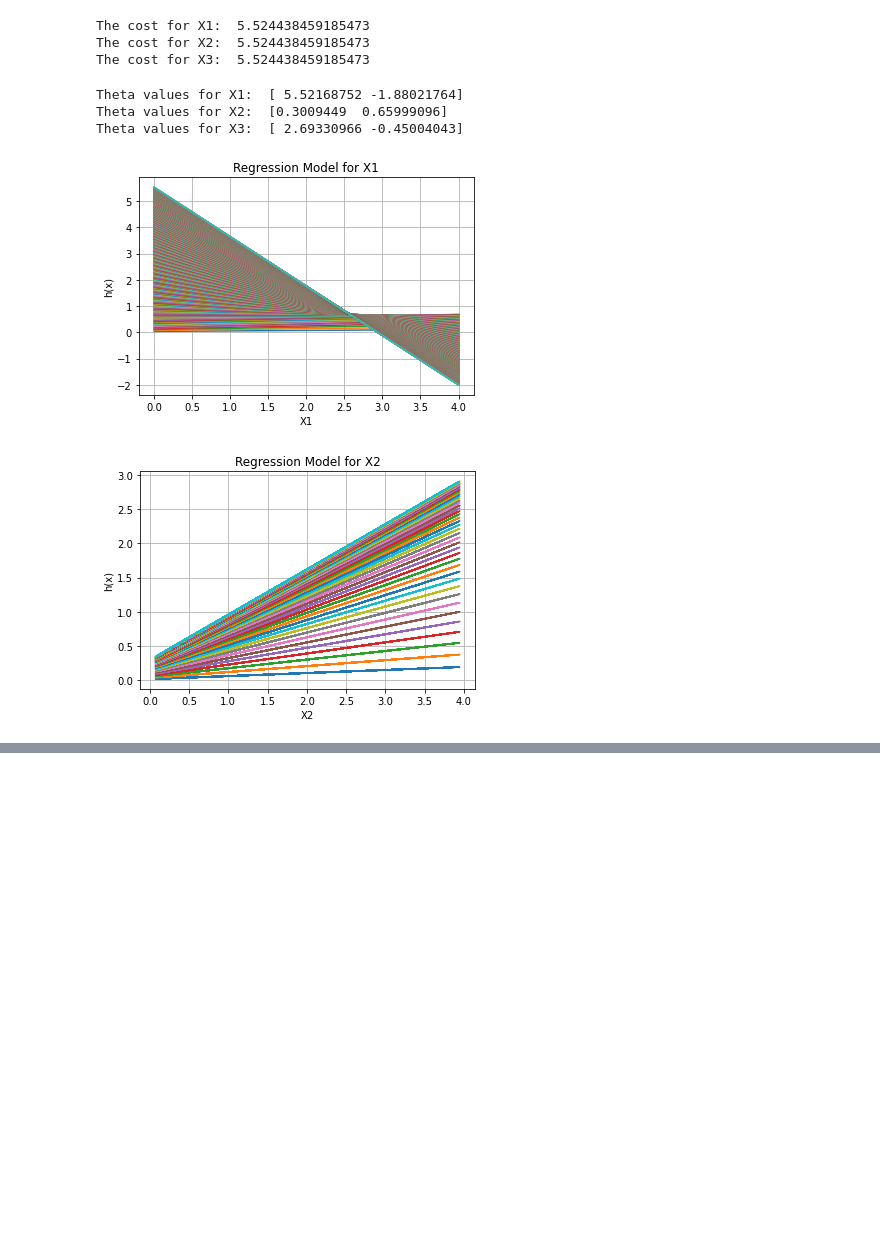
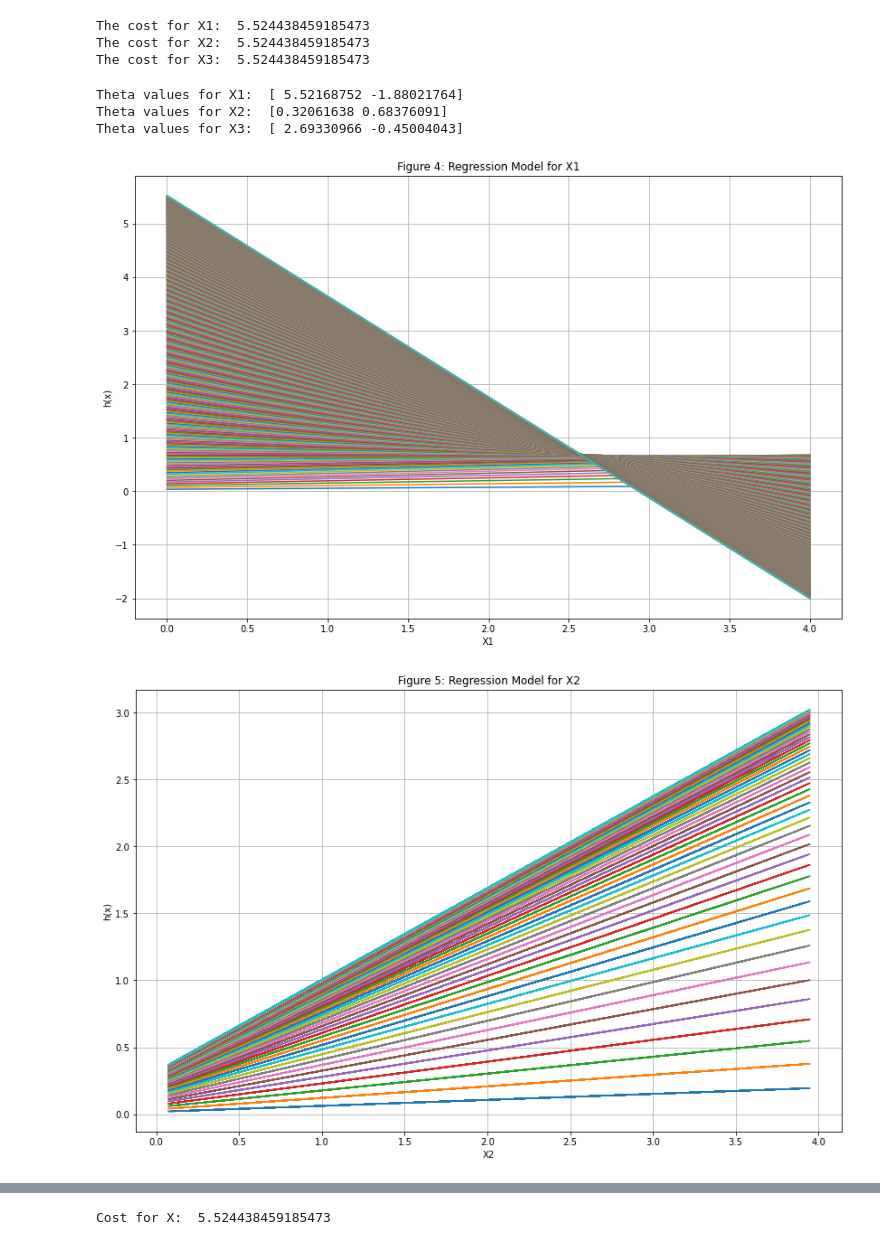
Before and after one commit to gbass2/IntroToML, a Jupyter notebook: Homework 0/assignment1.ipynb, the cells around one changed output, grey strips where cells are left out. Drawn from its saved outputs; the diff is of its cells as text; code cells hidden in the pictures; blank space fills up the shorter version.

```diff
--- a/Homework 0/assignment1.ipynb
+++ b/Homework 0/assignment1.ipynb
@@ -45,23 +44,24 @@ def gradient_descent(X,y,theta,alpha,iterations):
 #Problem 1
 # Plotting the inputs vs output
 plt.figure()
+plt.rcParams['figure.figsize'] = [12, 7]
 plt.scatter(X1, y,  color='blue')
 plt.xlabel("X1")
 plt.ylabel("y")
-plt.title("y vs X1")
+plt.title("Figure 1: y vs X1")
 plt.grid()
 
 plt.figure()
 plt.scatter(X2, y,  color='green')
 plt.xlabel("X2")
 plt.ylabel("y")
-plt.title("y vs X2")
+plt.title("Figure 2: y vs X2")
 plt.grid()
 
 plt.figure()
 plt.scatter(X3, y,  color='orange')
 plt.xlabel("X3")
 plt.ylabel("y")
-plt.title("y vs X3")
+plt.title("Figure 3: y vs X3")
 plt.grid()
 # %% [output]
@@ -105,7 +105,7 @@ cost1_history, theta1, theta1_history = gradient_descent(X1,y,theta,alpha,iterat
 print("Theta values for X1: ", theta1)
 
 alpha = .01
-iterations = 40
+iterations = 50
 cost2_history, theta2, theta2_history = gradient_descent(X2,y,theta,alpha,iterations)
 print("Theta values for X2: ", theta2)
 
@@ -115,19 +115,19 @@ cost3_history, theta3, theta3_history = gradient_descent(X3,y,theta,alpha,iterat
 print("Theta values for X3: ", theta3)
 # %% [output]
 Theta values for X1:  [ 5.52168752 -1.88021764]
-Theta values for X2:  [0.3009449  0.65999096]
+Theta values for X2:  [0.32061638 0.68376091]
 Theta values for X3:  [ 2.69330966 -0.45004043]
 # %%
+plt.rcParams['figure.figsize'] = [14, 9]
 
 # Plotting the model for X1 in each iterion
 plt.figure()
-
 for t in theta1_history:
     plt.plot(X1[:,1],X1.dot(t))
 
 plt.xlabel("X1")
 plt.ylabel("h(x)")
-plt.title("Regression Model for X1")
+plt.title("Figure 4: Regression Model for X1")
 plt.grid()
 
 # Plotting the model for X2 in each iterion
@@ -138,42 +138,42 @@ for t in theta2_history:
 
 plt.xlabel("X2")
 plt.ylabel("h(x)")
-plt.title("Regression Model for X2")
+plt.title("Figure 5: Regression Model for X2")
 plt.grid()
 
 # Plotting the model for X3 in each iterion
 plt.figure()
 
 for t in theta3_history:
     plt.plot(X3[:,1],X3.dot(t))
 
 plt.xlabel("X3")
 plt.ylabel("h(x)")
-plt.title("Regression Model for X3")
+plt.title("Firgure 6: Regression Model for X3")
 plt.grid()
 
 
 # Plotting the cost historty vs the number of iterations
 plt.figure()
 plt.plot(cost1_history[0:len(cost1_history)], color='blue', linewidth=1)
 plt.xlabel("Iterations")
 plt.ylabel("J1")
-plt.title("J1 vs. Iterations")
+plt.title("Figure 7: J1 vs. Iterations")
 plt.grid()
 
 plt.figure()
 plt.plot(cost2_history[0:len(cost2_history)], color='blue', linewidth=1)
 plt.xlabel("Iterations")
 plt.ylabel("J2")
-plt.title("J2 vs. Iterations")
+plt.title("Figure 8: J2 vs. Iterations")
 plt.grid()
 
 plt.figure()
 plt.plot(cost3_history[0:len(cost3_history)], color='blue', linewidth=1)
 plt.xlabel("Iterations")
 plt.ylabel("J3")
-plt.title("J3 vs. Iterations")
+plt.title("Figure 9: J3 vs. Iterations")
 plt.grid()
 # %% [output]
-[figure, old version]
+[figure, new version]
-[figure, old version]
+[figure, new version]
@@ -184,5 +184,18 @@ plt.grid()
 # %%
 # Problem 2
+
+df = pd.read_csv("D3.csv", header=None)
+
+# Getting each input variable from the columns
+X1 = np.array(df.values[:,0])
+X2 = np.array(df.values[:,1])
+X3 = np.array(df.values[:,2])
+
+# Getting the output variable from the last column
+y = np.array(df.values[:,3])
+
+m = len(y) # Training samples
+
 # Calculating linear regression model for X1, X2, X3 seperately
 # Matrix with a single column of ones
 X0 = np.ones((m,1))
@@ -198,5 +211,8 @@ X = np.hstack((X0,X1,X2,X3))
 # Calculating the intial cost
 theta = np.zeros(4) # Theta_0 and theta_1
 cost = calculate_cost(X,y,theta)
+print("Cost for X: ", cost)
+# %% [output]
+Cost for X:  5.524438459185473
 # %%
 # Calculating the gradient descent
```
Also changed, not shown: parts of 6 cells of this notebook, 2 other files.
